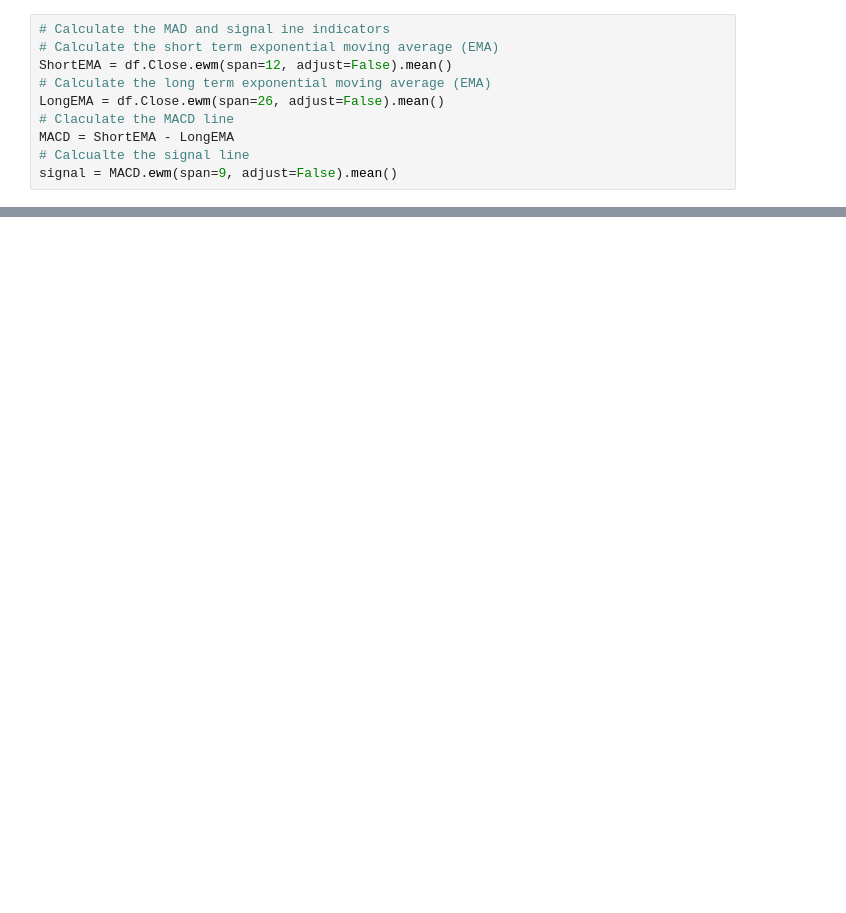
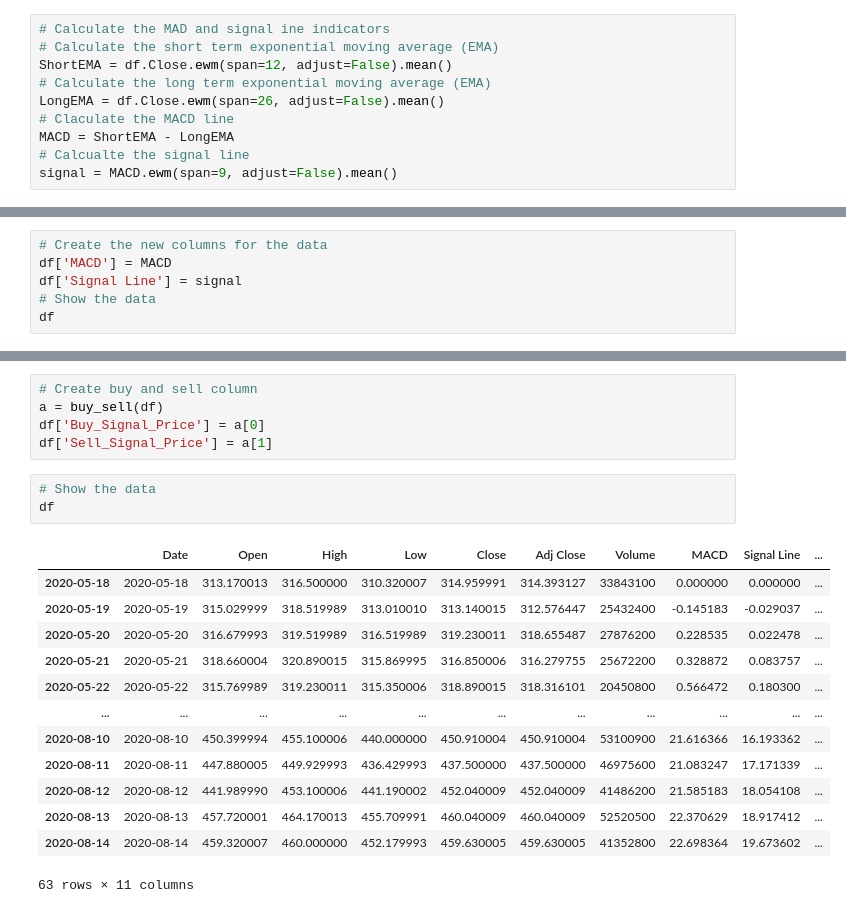
Before and after one commit to patricklee90/AIRAStock, a Jupyter notebook: Tutorial/[Youtube - Computer Science] Stock Tutorial/4 - Algorithmic Trading Strategy Using MACD & Python/prediction.ipynb, the cells around one changed output, grey strips where cells are left out. Drawn from its saved outputs; the diff is of its cells as text; blank space fills up the shorter version.

```diff
--- a/Tutorial/[Youtube - Computer Science] Stock Tutorial/4 - Algorithmic Trading Strategy Using MACD & Python/prediction.ipynb
+++ b/Tutorial/[Youtube - Computer Science] Stock Tutorial/4 - Algorithmic Trading Strategy Using MACD & Python/prediction.ipynb
@@ -69,0 +70,6 @@ plt.show()
+# %%
+# Create the new columns for the data
+df['MACD'] = MACD
+df['Signal Line'] = signal
+# Show the data
+df
@@ -69,0 +117,22 @@ plt.show()
+# %%
+# Create buy and sell column
+a = buy_sell(df)
+df['Buy_Signal_Price'] = a[0]
+df['Sell_Signal_Price'] = a[1]
+# %%
+# Show the data
+df
+# %% [output]
+|  | Date | Open | High | Low | Close | Adj Close | Volume | MACD | Signal Line | ... |
+| 2020-05-18 | 2020-05-18 | 313.170013 | 316.500000 | 310.320007 | 314.959991 | 314.393127 | 33843100 | 0.000000 | 0.000000 | ... |
+| 2020-05-19 | 2020-05-19 | 315.029999 | 318.519989 | 313.010010 | 313.140015 | 312.576447 | 25432400 | -0.145183 | -0.029037 | ... |
+| 2020-05-20 | 2020-05-20 | 316.679993 | 319.519989 | 316.519989 | 319.230011 | 318.655487 | 27876200 | 0.228535 | 0.022478 | ... |
+| 2020-05-21 | 2020-05-21 | 318.660004 | 320.890015 | 315.869995 | 316.850006 | 316.279755 | 25672200 | 0.328872 | 0.083757 | ... |
+| 2020-05-22 | 2020-05-22 | 315.769989 | 319.230011 | 315.350006 | 318.890015 | 318.316101 | 20450800 | 0.566472 | 0.180300 | ... |
+| ... | ... | ... | ... | ... | ... | ... | ... | ... | ... | ... |
+| 2020-08-10 | 2020-08-10 | 450.399994 | 455.100006 | 440.000000 | 450.910004 | 450.910004 | 53100900 | 21.616366 | 16.193362 | ... |
+| 2020-08-11 | 2020-08-11 | 447.880005 | 449.929993 | 436.429993 | 437.500000 | 437.500000 | 46975600 | 21.083247 | 17.171339 | ... |
+| 2020-08-12 | 2020-08-12 | 441.989990 | 453.100006 | 441.190002 | 452.040009 | 452.040009 | 41486200 | 21.585183 | 18.054108 | ... |
+| 2020-08-13 | 2020-08-13 | 457.720001 | 464.170013 | 455.709991 | 460.040009 | 460.040009 | 52520500 | 22.370629 | 18.917412 | ... |
+| 2020-08-14 | 2020-08-14 | 459.320007 | 460.000000 | 452.179993 | 459.630005 | 459.630005 | 41352800 | 22.698364 | 19.673602 | ... |
+63 rows × 11 columns
```
Also changed, not shown: parts of 7 cells of this notebook, 3 other files.
